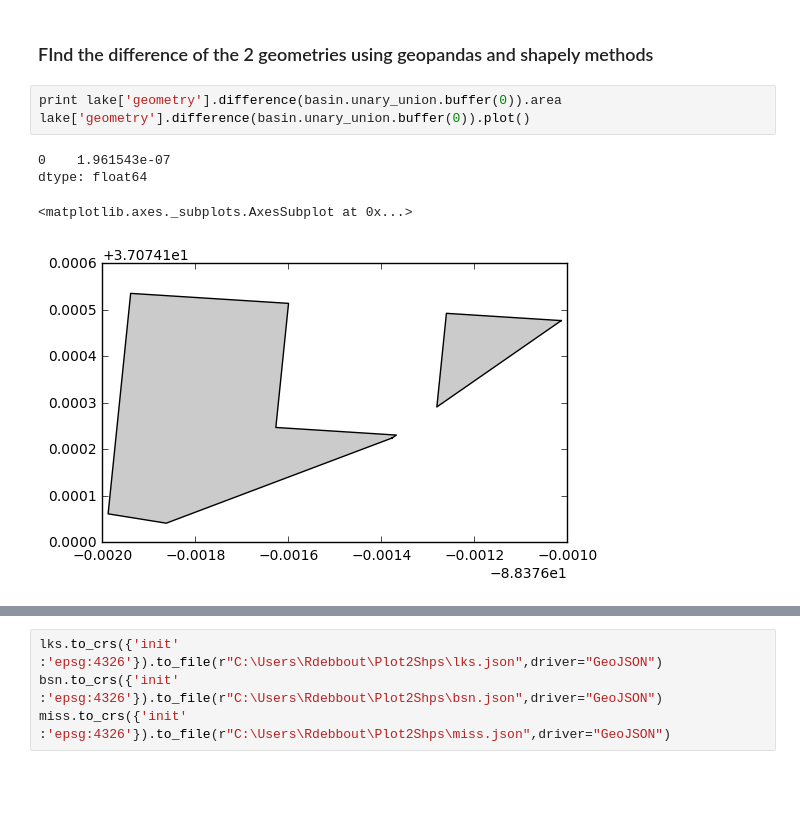
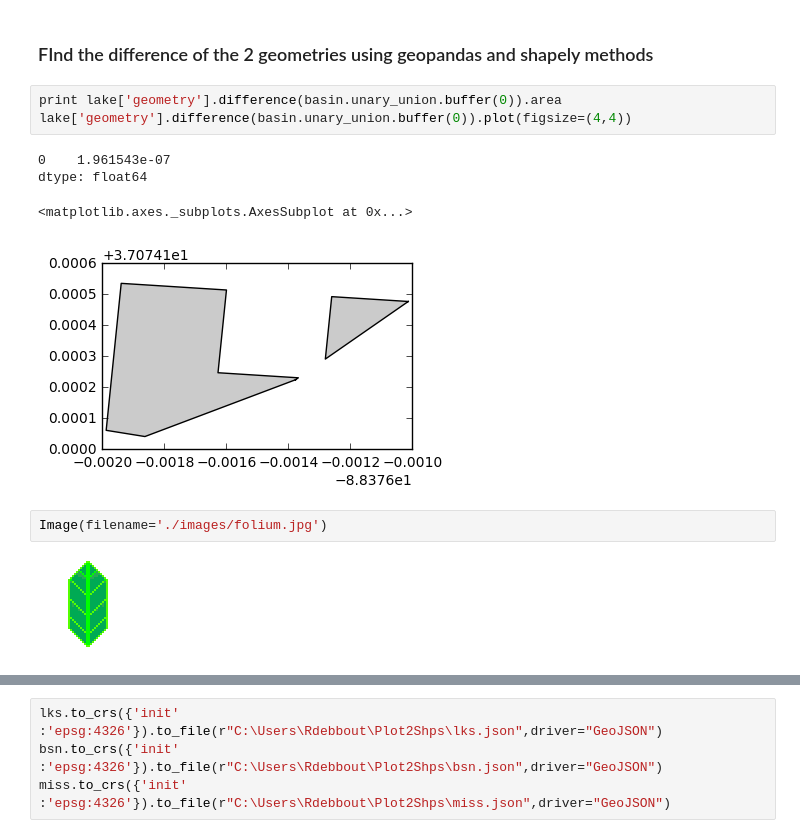
Before and after one commit to debboutr/SDMG, a Jupyter notebook: SpatialDataManagementGroup.ipynb, the cells around one changed output, grey strips where cells are left out. Cells and saved outputs as stored; diff of their text form; blank space fills up the shorter version.

```diff
--- a/SpatialDataManagementGroup.ipynb
+++ b/SpatialDataManagementGroup.ipynb
@@ -106,10 +119,14 @@ arcpy.Statistics_analysis("NHDWaterbodies_Layer", "./outTable.dbf", [["AREASQKM"
 ### FInd the difference of the 2 geometries using geopandas and shapely methods
 # %%
 print lake['geometry'].difference(basin.unary_union.buffer(0)).area
-lake['geometry'].difference(basin.unary_union.buffer(0)).plot()
+lake['geometry'].difference(basin.unary_union.buffer(0)).plot(figsize=(4,4))
 # %% [output]
 0    1.961543e-07
 dtype: float64
 <matplotlib.axes._subplots.AxesSubplot at 0x...>
-[figure, old version]
+[figure, new version]
+# %%
+Image(filename='./images/folium.jpg')
+# %% [output]
+[figure, added]
 # %% [markdown]
```
Also changed, not shown: parts of 26 cells of this notebook, 3 other files.
